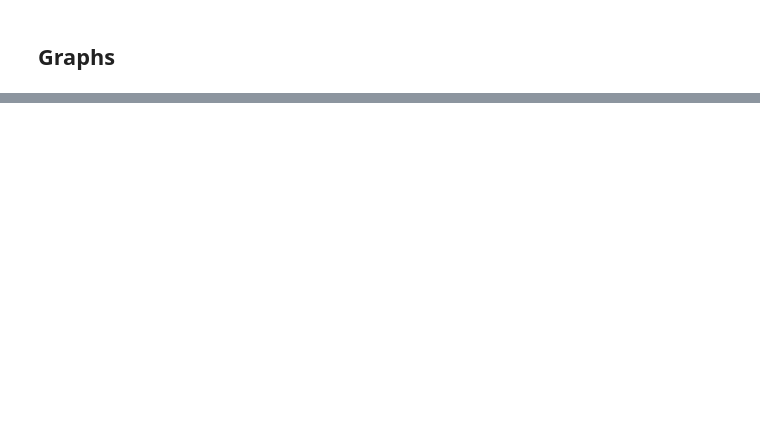
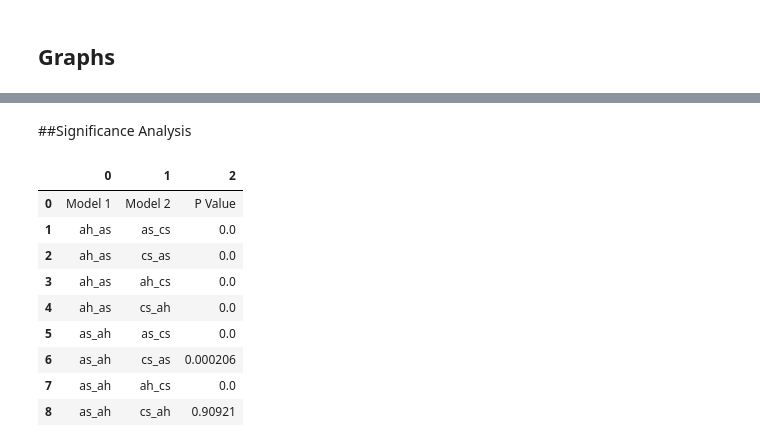
Before and after one commit to dcbfoss/vagbhata, a Jupyter notebook: Vagbhata_LSTM.ipynb, the cells around one changed output, grey strips where cells are left out. Drawn from its saved outputs; the diff is of its cells as text; code cells hidden in the pictures; blank space fills up the shorter version.

```diff
--- a/Vagbhata_LSTM.ipynb
+++ b/Vagbhata_LSTM.ipynb
@@ -346,0 +379,2 @@ mainplot(d1,d2,d3,d42,d52,d62)
+# %% [markdown]
+##Significance Analysis
@@ -346,0 +384,21 @@ mainplot(d1,d2,d3,d42,d52,d62)
+# %%
+sig_d = [['Model 1','Model 2','P Value']]
+for j, i in zip(['as_cs','cs_as','ah_cs','cs_ah'],[d51,d52,d61,d62]):
+    v = ttest_ind(d41,i)[1]
+    sig_d.append(['ah_as', j, v])
+for j, i in zip(['as_cs','cs_as','ah_cs','cs_ah'], [d51,d52,d61,d62]):
+    v = ttest_ind(d42,i)[1]
+    sig_d.append(['as_ah', j, v])
+df = pd.DataFrame(sig_d)
+df
+# %% [output]
+|  | 0 | 1 | 2 |
+| 0 | Model 1 | Model 2 | P Value |
+| 1 | ah_as | as_cs | 0.0 |
+| 2 | ah_as | cs_as | 0.0 |
+| 3 | ah_as | ah_cs | 0.0 |
+| 4 | ah_as | cs_ah | 0.0 |
+| 5 | as_ah | as_cs | 0.0 |
+| 6 | as_ah | cs_as | 0.000206 |
+| 7 | as_ah | ah_cs | 0.0 |
+| 8 | as_ah | cs_ah | 0.90921 |
```
Also changed, not shown: parts of 17 cells of this notebook.
